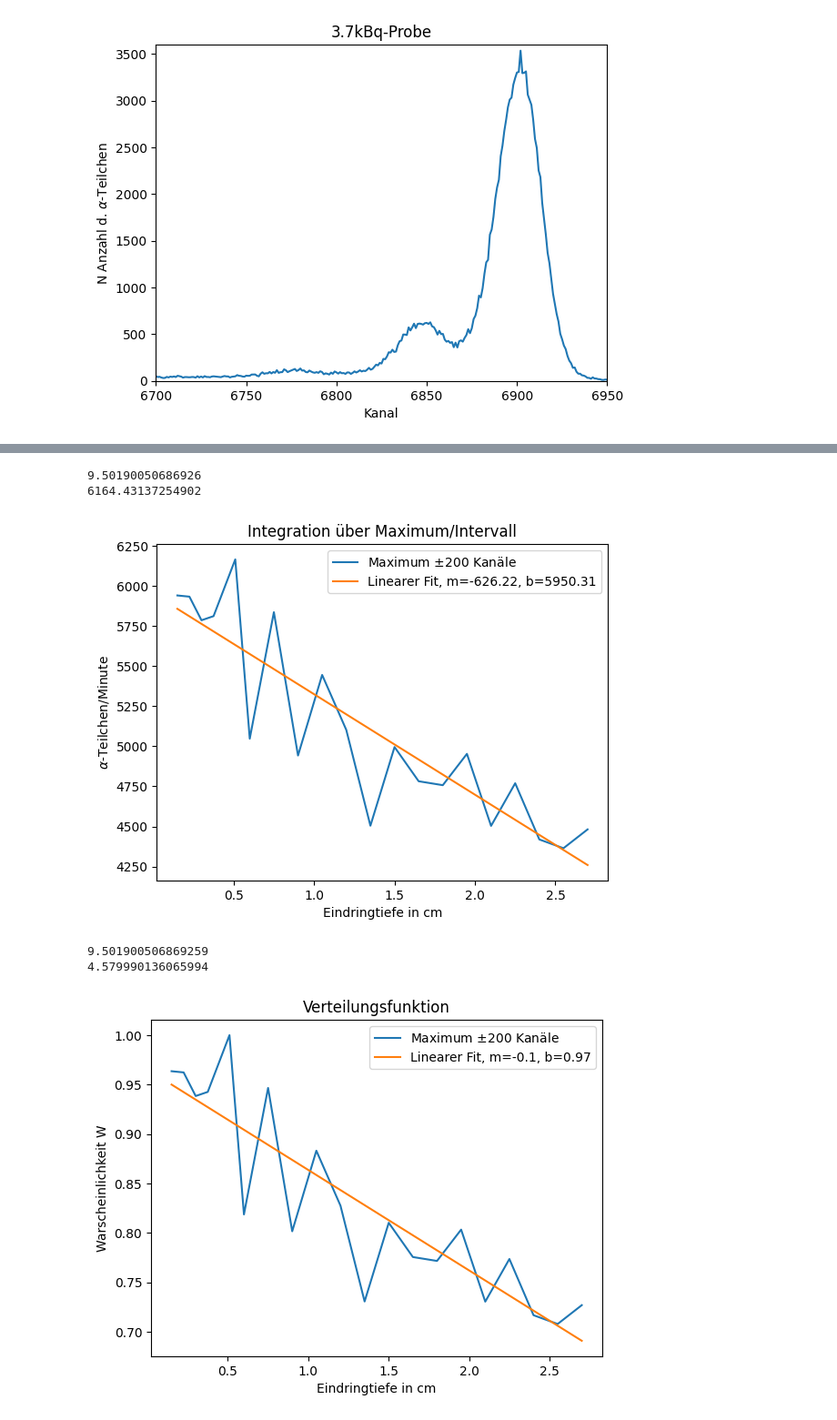
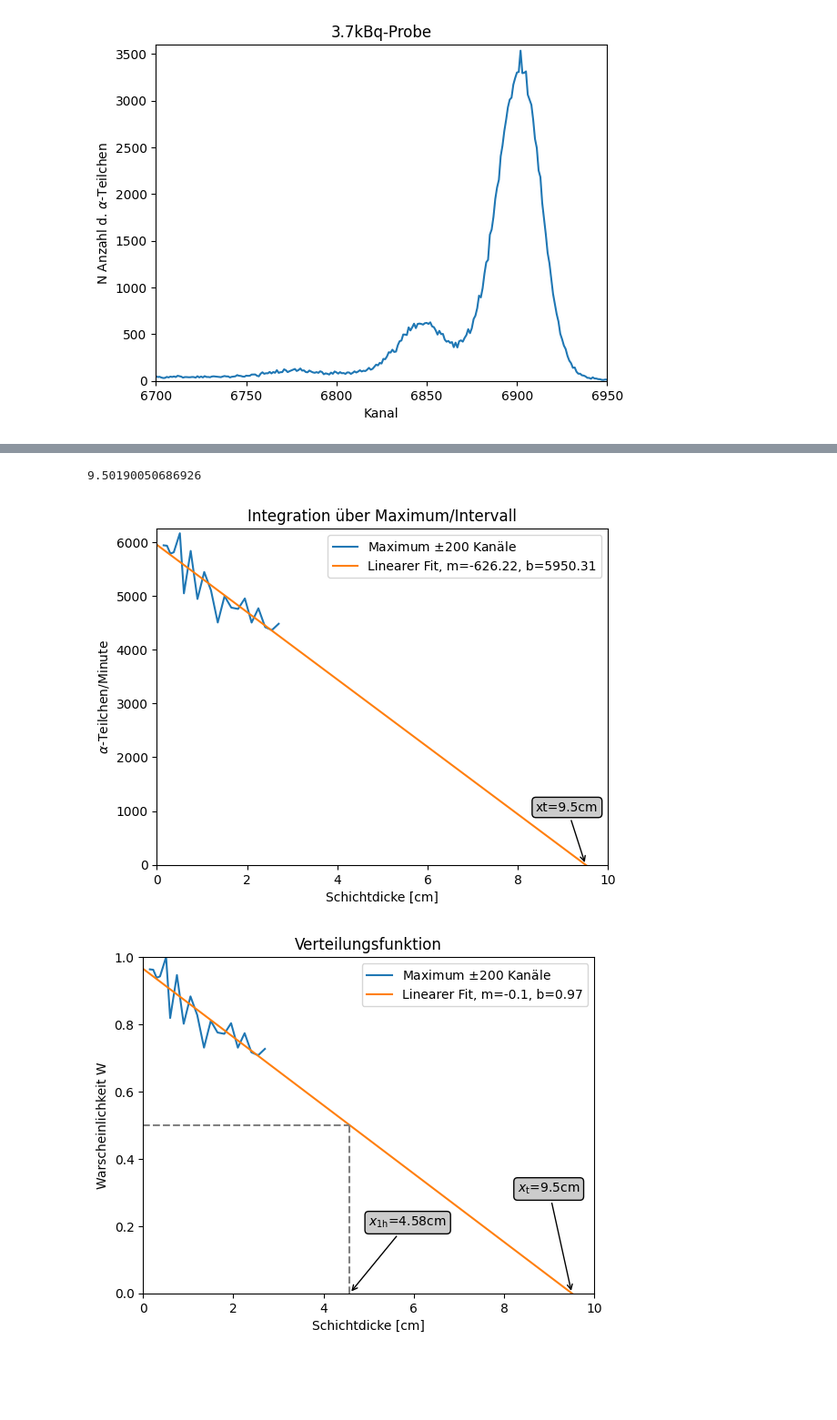
Before and after one commit to CaptainNikon/PPF-Uni-Potsdam, a Jupyter notebook: K1/calc.ipynb, the cells around one changed output, grey strips where cells are left out. Shown: that part at 91% size. Saved outputs shown, nothing was run; the diff lists cells and outputs as text; code cells hidden in the pictures; blank space fills up the shorter version.

```diff
--- a/K1/calc.ipynb
+++ b/K1/calc.ipynb
@@ -112,4 +139,5 @@ plt.savefig("Plots/Teilchen je Minute.pdf")
 # %%
+#Berechung der Maxima
 sums2, maxlist = [],[]
 for i in range(21):
     valpermin2 = values[i+1]/times[i+1]
@@ -123,61 +151,75 @@ for i in range(21):
 m3 = 3/1000
 thickness = m3*rangevalues[1:21]
 
+#Lineare regression
 reg2 = linear_model.LinearRegression()
 newval = np.array(thickness).reshape(-1,1)
 reg2.fit(newval,sums2[1:21])
 m2 ,b2 = reg2.coef_, reg2.intercept_
-koeff = float(-b2/m2)
-print(koeff)
+
+#Bestimmung extrapolierte Reichweite
+xt = float(-b2/m2)
+print(xt)
+
+xax = np.arange(0,11,1)
 
 plt.plot(thickness,sums2[1:21],label= r"Maximum $\pm$200 Kanäle")
-plt.plot(thickness,m2*thickness+b2, label="Linearer Fit, m="+str(np.round(float(m2),2))+", b="+str(np.round(b2,2)))
+plt.plot(xax,m2*xax+b2, label="Linearer Fit, m="+str(np.round(float(m2),2))+", b="+str(np.round(b2,2)))
 plt.legend(loc=0)
-plt.xlabel("Eindringtiefe in cm")
-#plt.axis([0,3,0,6250])
+plt.xlabel("Schichtdicke [cm]")
+plt.axis([0,10,0,6250])
+plt.annotate("xt="+str(np.round(xt,2))+"cm",xy=(9.5,0),xytext = (8.4,1000),arrowprops = dict(arrowstyle = "->"),bbox = dict(boxstyle ="round", fc ="0.8"))
 plt.title("Integration über Maximum/Intervall")
 plt.ylabel(r"$\alpha$-Teilchen/Minute")
 plt.savefig("Plots/transmissionlinearfit.pdf")
 # %% [output]
 9.50190050686926
-6164.43137254902
-[figure, old version]
+[figure, new version]
 # %%
 sums2, maxlist = [],[]
 for i in range(21):
     valpermin2 = values[i+1]/times[i+1]
     maximum2 = np.argmax(valpermin2[200:])
     maxlist.append(maximum2)
     upper2 = maximum2+200
     lower2 = maximum2-200
     sums2.append(sum(valpermin2[lower2:upper2]))
 
 #Druck -> Schichtdicke
 m3 = 3/1000
 thickness = m3*rangevalues[1:21]
 
+#Anzahl AlphaTeilchen -> Warscheinlichkeit des Auftreffens
 upperlimit = np.max(sums2[1:21])
-
 reg2 = linear_model.LinearRegression()
 newval = np.array(thickness).reshape(-1,1)
 reg2.fit(newval,sums2[1:21])
 m2 ,b2 = reg2.coef_/upperlimit, reg2.intercept_/upperlimit
-koeff = float(-b2/m2)
-print(koeff)
 
-upperlimit = np.max(sums2[1:21])
+#Halbwertschichtdicke
+x1h = (0.5 - b2)/(m2)
 
-x1h = (0.5 - b2)/(m2)
-print(float(x1h))
+#extrapolierte Reichweite
+xt = float(-b2/m2)
+
+midline = [0,4.58]
+midy = [0.5,0.5]
+
+middown = [4.58,4.58]
+middowny = [0,0.5]
+
 
 plt.plot(thickness,sums2[1:21]/upperlimit,label= r"Maximum $\pm$200 Kanäle")
-plt.plot(thickness,(m2*thickness+b2), label="Linearer Fit, m="+str(np.round(float(m2),2))+", b="+str(np.round(b2,2)))
+plt.plot(xax,(m2*xax+b2), label="Linearer Fit, m="+str(np.round(float(m2),2))+", b="+str(np.round(b2,2)))
+plt.plot(midline,midy, color = "grey", linestyle = "--")
+plt.plot(middown,middowny,color = "grey", linestyle = "--")
 plt.legend(loc=0)
-plt.xlabel("Eindringtiefe in cm")
+plt.axis([0,10,0,1.0])
+plt.annotate(r"$x_\mathrm{1h}$="+str(float(np.round(x1h,2)))+"cm",xy=(4.58,0),xytext = (5,0.2),arrowprops = dict(arrowstyle = "->"),bbox = dict(boxstyle ="round", fc ="0.8"))
+plt.annotate(r"$x_\mathrm{t}$="+str(np.round(xt,2))+"cm",xy=(9.5,0),xytext = (8.3,0.3),arrowprops = dict(arrowstyle = "->"),bbox = dict(boxstyle ="round", fc ="0.8"))
+plt.xlabel("Schichtdicke [cm]")
 plt.title("Verteilungsfunktion")
 plt.ylabel(r"Warscheinlichkeit W")
 plt.savefig("Plots/probabilitycurve.pdf")
 # %% [output]
-9.501900506869259
-4.579990136065994
-[figure, old version]
+[figure, new version]
```
Also changed, not shown: parts of 12 cells of this notebook, 10 other files.
